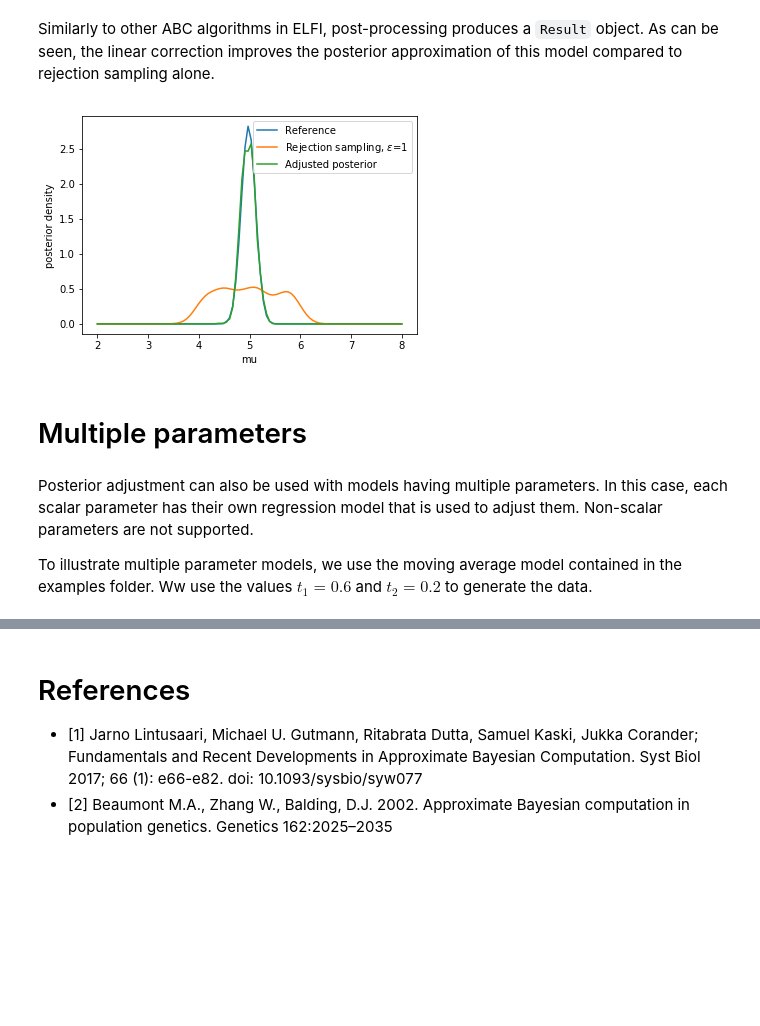
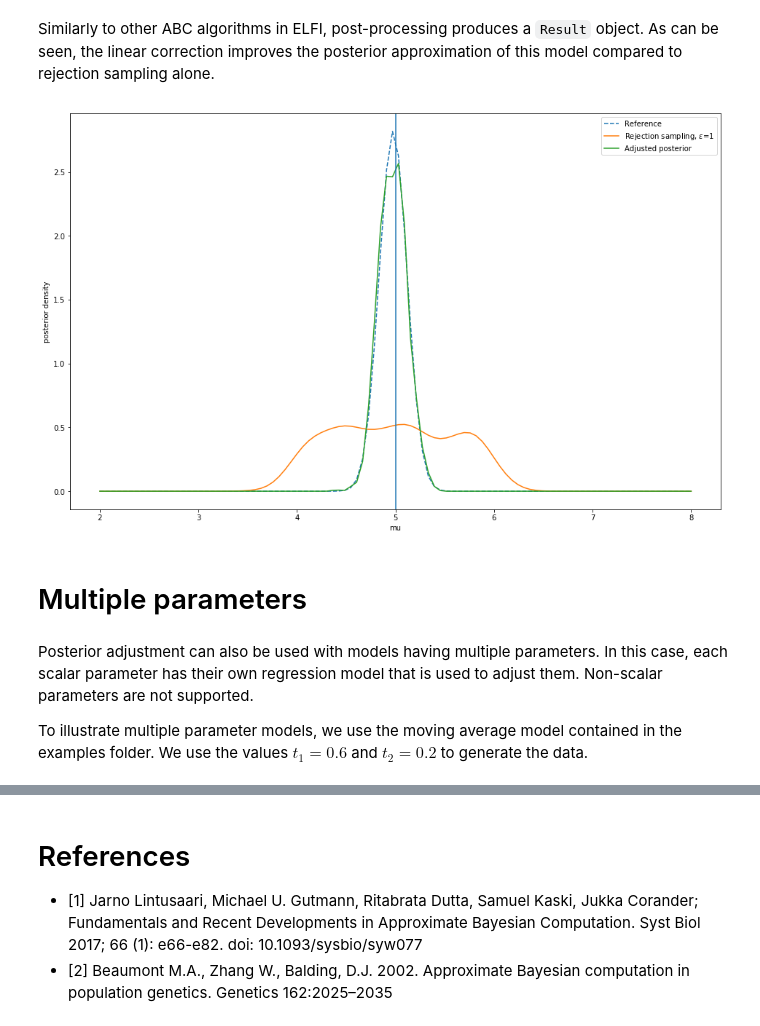
Before and after one commit to elfi-dev/notebooks, a Jupyter notebook: ELFI_post-sampling_correction.ipynb, the cells around one changed output, grey strips where cells are left out. Cells and saved outputs as stored; diff of their text form; code cells hidden in the pictures; blank space fills up the shorter version.

```diff
--- a/ELFI_post-sampling_correction.ipynb
+++ b/ELFI_post-sampling_correction.ipynb
@@ -44,18 +46,19 @@ elfi.Simulator(sim_fn, m['mu'], observed=y_obs, name='Gauss')
 elfi.Summary(lambda x: x.mean(axis=1), m['Gauss'], name='S1')
 elfi.Distance('euclidean', m['S1'], name='d')
 
-res = elfi.Rejection(m['d'], outputs=['S1'], batch_size=batch_size, seed=seed).sample(1000, threshold=1)
+res = elfi.Rejection(m['d'], output_names=['S1'], batch_size=batch_size, seed=seed).sample(1000, threshold=1)
 original = res.outputs['mu']
 original = original[np.isfinite(original)] # omit non-finite values
 
 # Kernel density estimate for visualization
 kde = ss.gaussian_kde(original)
 
-plt.figure()
+plt.figure(figsize=(16,10))
 t = np.linspace(3, 7, 100)
-plt.plot(t, ss.norm(loc=mu1, scale=sigma1).pdf(t))
+plt.plot(t, ss.norm(loc=mu1, scale=sigma1).pdf(t), '--')
 plt.plot(t, kde.pdf(t))
 plt.legend(['Reference', 'Rejection sampling, $\epsilon$=1'])
 plt.xlabel('mu')
-plt.ylabel('posterior density');
+plt.ylabel('posterior density')
+plt.axvline(x=mu);
 # %% [output]
@@ -70,22 +73,23 @@ Similarly to other ABC algorithms in ELFI, post-processing produces a `Result` o
 # %%
 kde_adj = ss.gaussian_kde(adj.outputs['mu'])
 
-plt.figure()
+plt.figure(figsize=(16,10))
 t = np.linspace(2, 8, 100)
-plt.plot(t, ss.norm(loc=mu1, scale=sigma1).pdf(t))
+plt.plot(t, ss.norm(loc=mu1, scale=sigma1).pdf(t), '--')
 plt.plot(t, kde.pdf(t))
 plt.plot(t, kde_adj(t))
 plt.legend(['Reference', 'Rejection sampling, $\epsilon$=1', 'Adjusted posterior'])
 plt.xlabel('mu')
-plt.ylabel('posterior density');
+plt.ylabel('posterior density')
+plt.axvline(x=mu);
 # %% [output]
-[figure, old version]
+[figure, new version]
 # %% [markdown]
 # Multiple parameters
 # %% [markdown]
 Posterior adjustment can also be used with models having multiple parameters. In this case, each scalar parameter has their own regression model that is used to adjust them. Non-scalar parameters are not supported.
 
-To illustrate multiple parameter models, we use the moving average model contained in the examples folder. Ww use the values $t_1 = 0.6$ and $t_2 = 0.2$ to generate the data.
+To illustrate multiple parameter models, we use the moving average model contained in the examples folder. We use the values $t_1 = 0.6$ and $t_2 = 0.2$ to generate the data.
 # %%
 from elfi.examples import ma2
 
```
Also changed, not shown: parts of 6 cells of this notebook.
